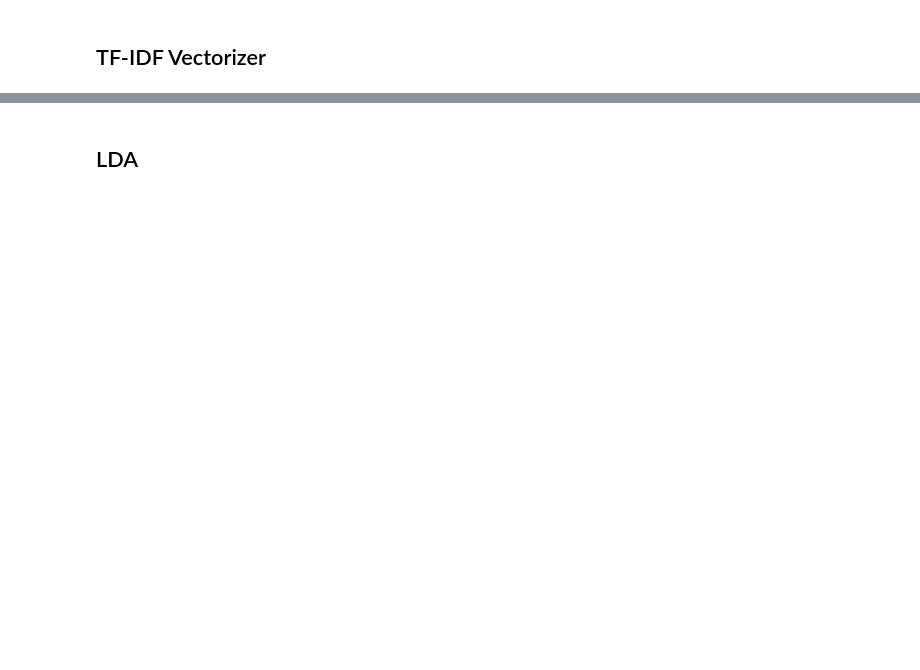
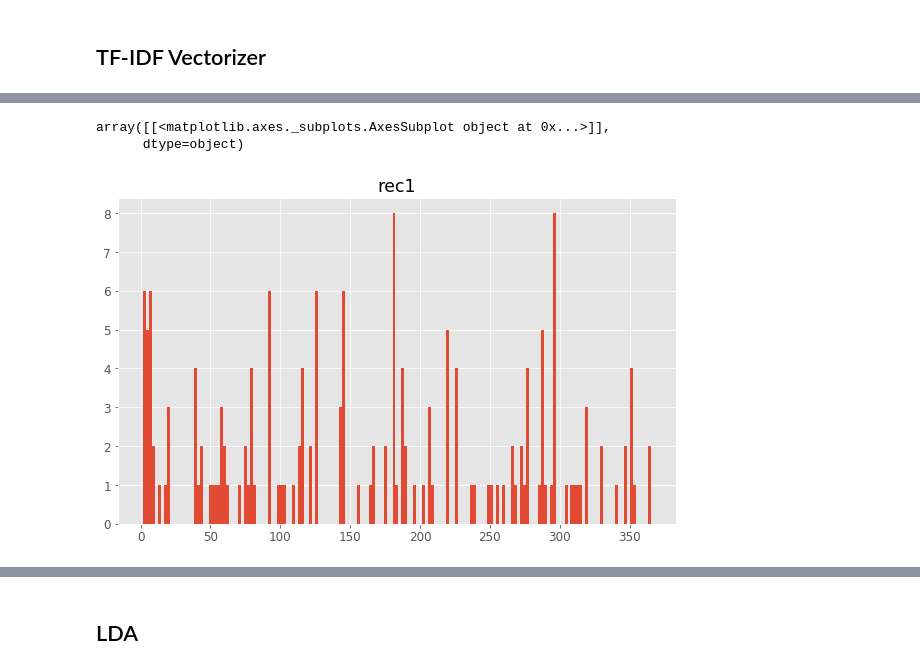
Before and after one commit to kjones5/metis_bootcamp, a Jupyter notebook: Project4-5_NLPGrandmaLetters/nlp_grandmaletters.ipynb, the cells around one changed output, grey strips where cells are left out. Cells and saved outputs as stored; diff of their text form; code cells hidden in the pictures; blank space fills up the shorter version.

```diff
--- a/Project4-5_NLPGrandmaLetters/nlp_grandmaletters.ipynb
+++ b/Project4-5_NLPGrandmaLetters/nlp_grandmaletters.ipynb
@@ -1566,0 +1410,4 @@ print(cosine_sim('a little bird', 'a big dog barks'))
+# %%
+rec_indx_columns = ['rec5', 'rec4', 'rec3', 'rec2', 'rec1'] # note that these are indices, not letter ids
+df_letterrecs = pd.DataFrame(top_5_indices, columns=rec_indx_columns)
+df_letterrecs.head()
@@ -1566,0 +1433,5 @@ print(cosine_sim('a little bird', 'a big dog barks'))
+# %%
+df_letterrecs.index = df.index # synchronize indices so they concatenate nicely, since order is same
+df = pd.concat([df, df_letterrecs], axis=1)
+
+df.tail()
@@ -1566,0 +1446,3 @@ print(cosine_sim('a little bird', 'a big dog barks'))
+# %%
+dict_indextoletterid = df['letter_id'].to_dict()
+dict_indextoletterid
@@ -1566,0 +1467,13 @@ print(cosine_sim('a little bird', 'a big dog barks'))
+# %%
+# use dictionary to convert indices to letter_id
+df['rec1'] = df['rec1'].apply(lambda x: dict_indextoletterid[x])
+df['rec2'] = df['rec2'].apply(lambda x: dict_indextoletterid[x])
+df['rec3'] = df['rec3'].apply(lambda x: dict_indextoletterid[x])
+df['rec4'] = df['rec4'].apply(lambda x: dict_indextoletterid[x])
+df['rec5'] = df['rec5'].apply(lambda x: dict_indextoletterid[x])
+# %%
+df.hist(column='rec1', bins=171)
+# %% [output]
+array([[<matplotlib.axes._subplots.AxesSubplot object at 0x...>]],
+      dtype=object)
+[figure, added]
```
Also changed, not shown: parts of 79 cells of this notebook.
